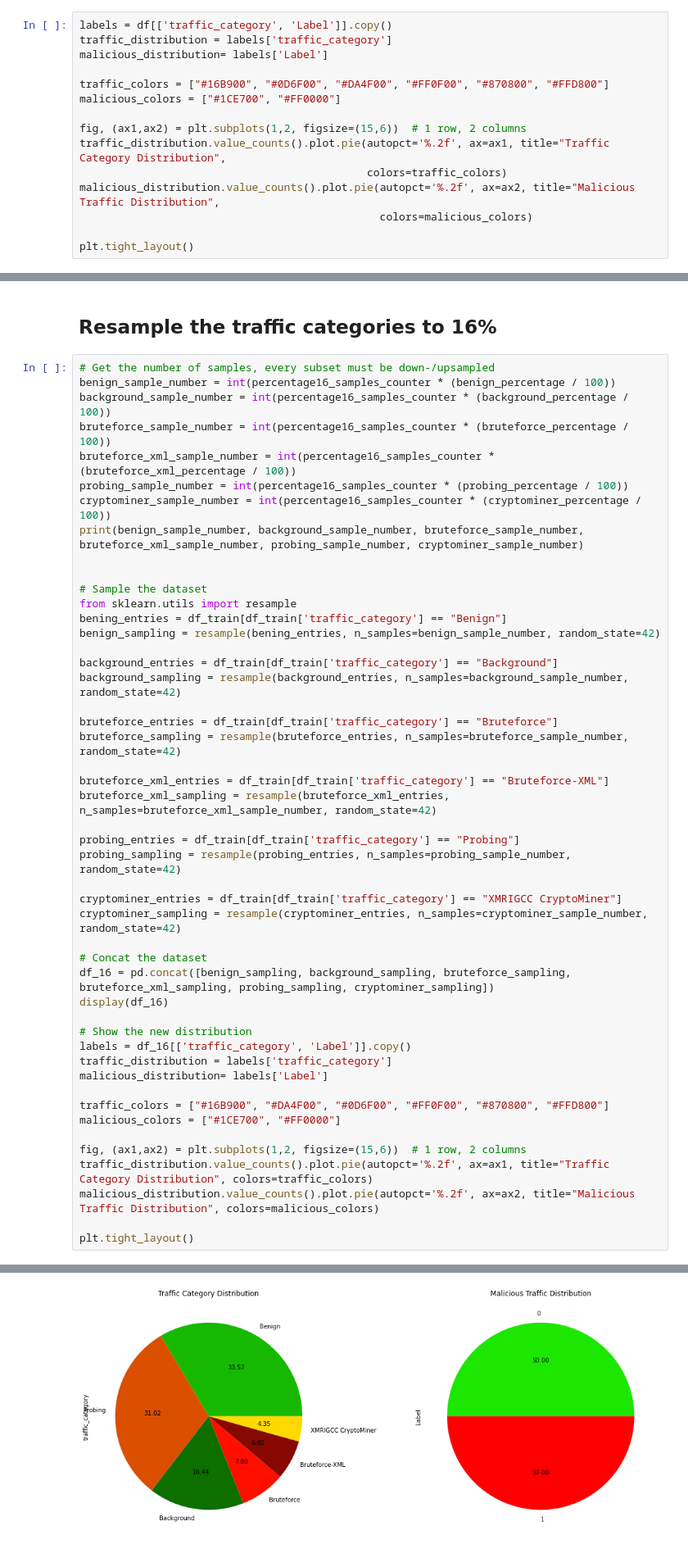
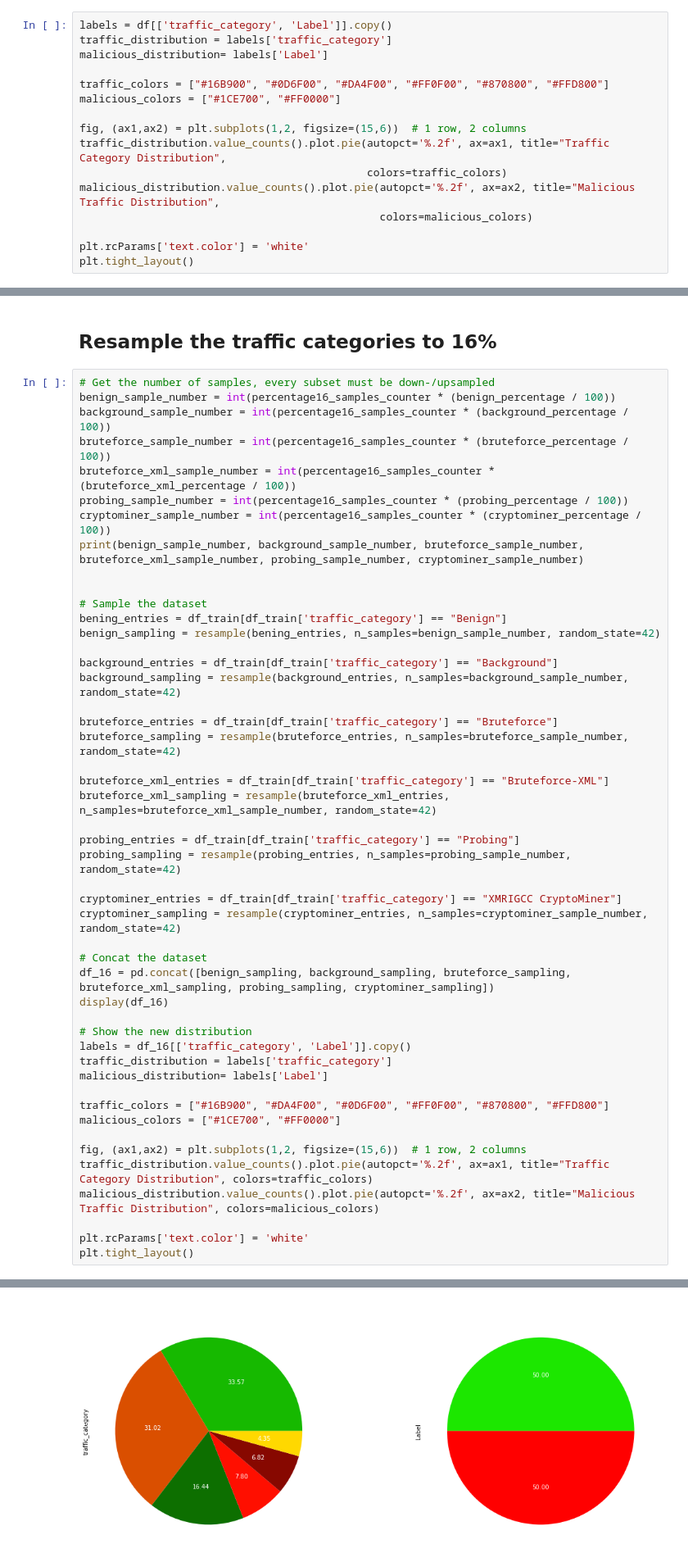
Before and after one commit to ererdfdfcvcv/hikari2021-malicious_traffic_analysis, a Jupyter notebook: traffic_analysis_balancing_methods.ipynb, the cells around one changed output, grey strips where cells are left out. Shown at 82% size. Cells and saved outputs as stored; diff of their text form.

Commit message:
minor changes to the plots

```diff
--- a/traffic_analysis_balancing_methods.ipynb
+++ b/traffic_analysis_balancing_methods.ipynb
@@ -34,5 +34,6 @@ traffic_distribution.value_counts().plot.pie(autopct='%.2f', ax=ax1, title="Traf
 malicious_distribution.value_counts().plot.pie(autopct='%.2f', ax=ax2, title="Malicious Traffic Distribution",
                                                colors=malicious_colors)
 
+plt.rcParams['text.color'] = 'white'
 plt.tight_layout()
 # %% [output]
@@ -143,7 +144,6 @@ print(benign_sample_number, background_sample_number, bruteforce_sample_number,
 
 
 # Sample the dataset
-from sklearn.utils import resample
 bening_entries = df_train[df_train['traffic_category'] == "Benign"]
 benign_sampling = resample(bening_entries, n_samples=benign_sample_number, random_state=42)
 
@@ -178,6 +178,7 @@ fig, (ax1,ax2) = plt.subplots(1,2, figsize=(15,6))  # 1 row, 2 columns
 traffic_distribution.value_counts().plot.pie(autopct='%.2f', ax=ax1, title="Traffic Category Distribution", colors=traffic_colors)
 malicious_distribution.value_counts().plot.pie(autopct='%.2f', ax=ax2, title="Malicious Traffic Distribution", colors=malicious_colors)
 
+plt.rcParams['text.color'] = 'white'
 plt.tight_layout()
 # %% [output]
 59640 29203 13868 12127 55118 7729
@@ -196,5 +197,5 @@ plt.tight_layout()
 177685 rows × 81 columns
-[figure, old version]
+[figure, new version]
 # %% [markdown]
 ## Prepare the test data
 # %%
```
Also changed, not shown: parts of 6 cells of this notebook.
